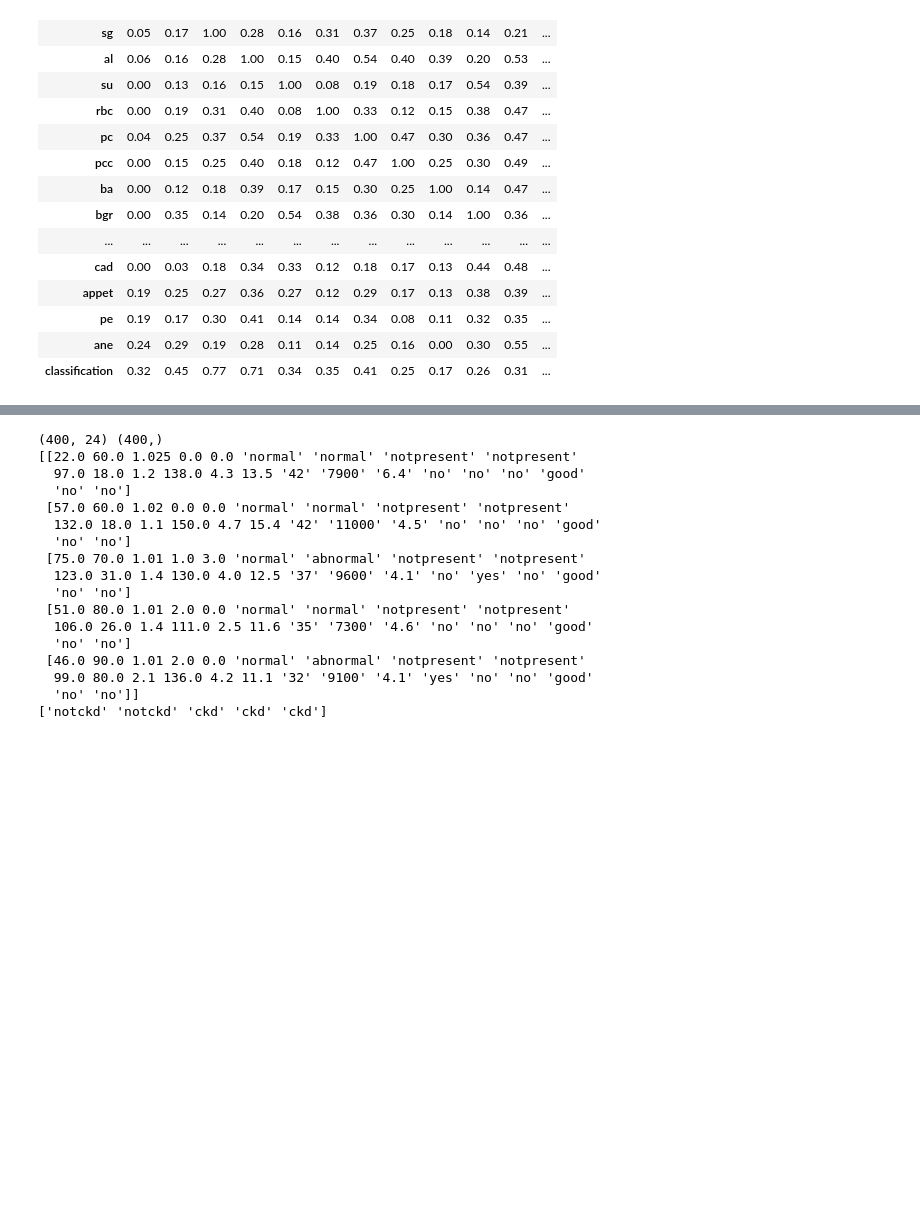
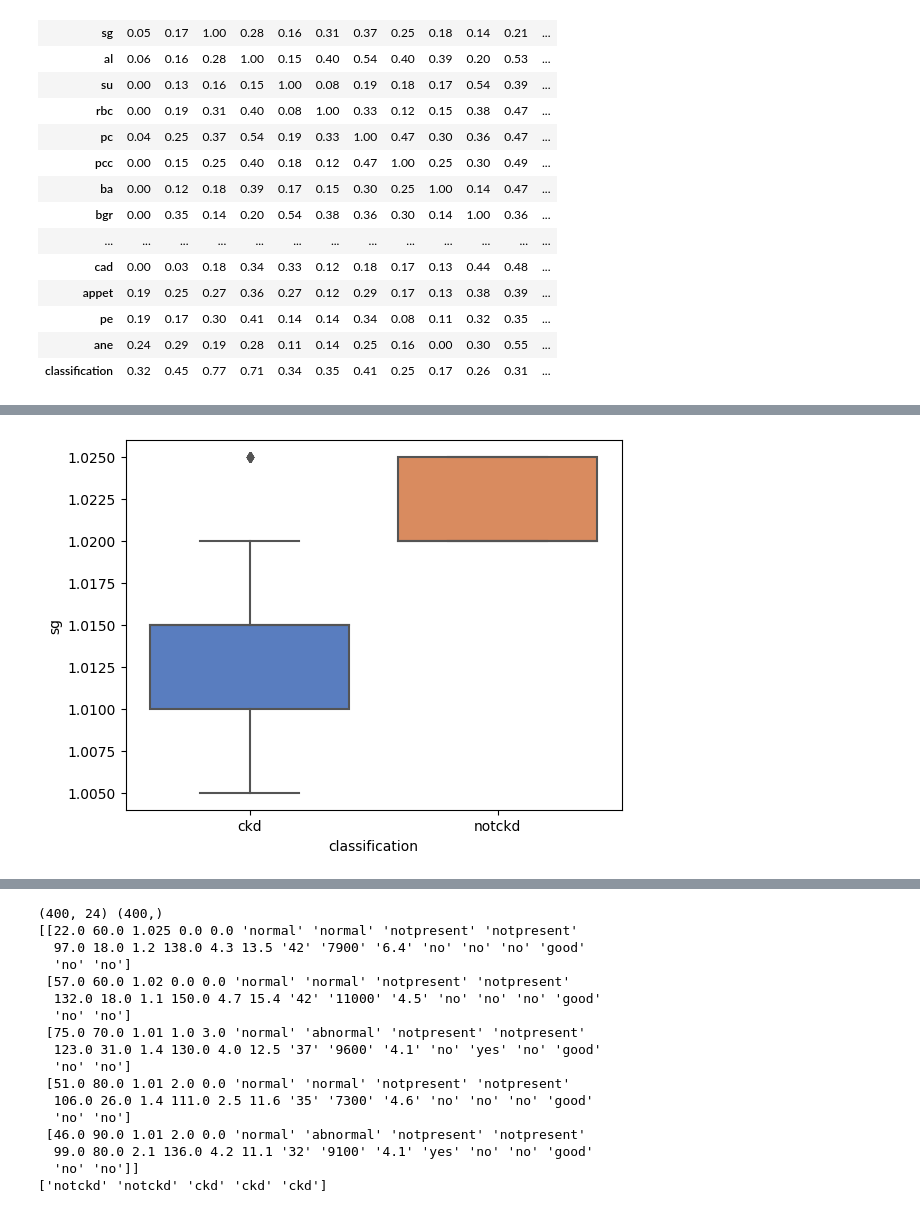
Before and after one commit to R3AlL3nGz3i/kidney_disease_identification, a Jupyter notebook: heart_disease_ml.ipynb, the cells around one changed output, grey strips where cells are left out. Saved outputs shown, nothing was run; the diff lists cells and outputs as text; code cells hidden in the pictures; blank space fills up the shorter version.

```diff
--- a/heart_disease_ml.ipynb
+++ b/heart_disease_ml.ipynb
@@ -276,3 +281,13 @@ TypeError: can only concatenate str (not "numpy.float64") to str
+# %%
+s = df.astype(str)
+sns.boxplot(data=df,
+            x="classification",
+            y="sg",
+            palette = "muted"
+           )
+plt.show()
+# %% [output]
+[figure, added]
 # %%
 df['pcv']=df['pcv'].astype(float)
 sns.catplot(
```
Also changed, not shown: parts of 15 cells of this notebook, 1 other file.
